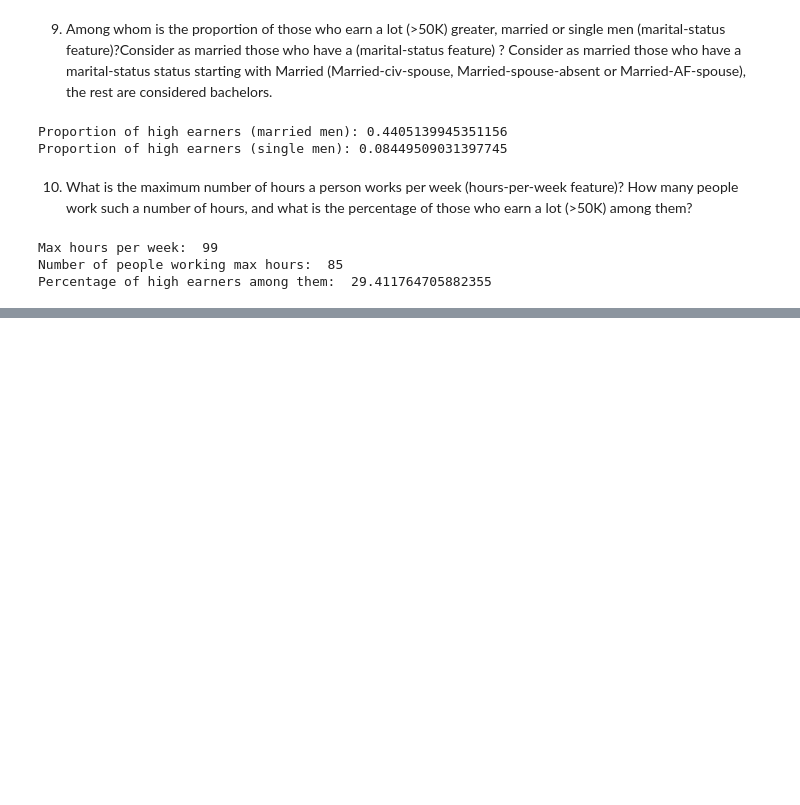
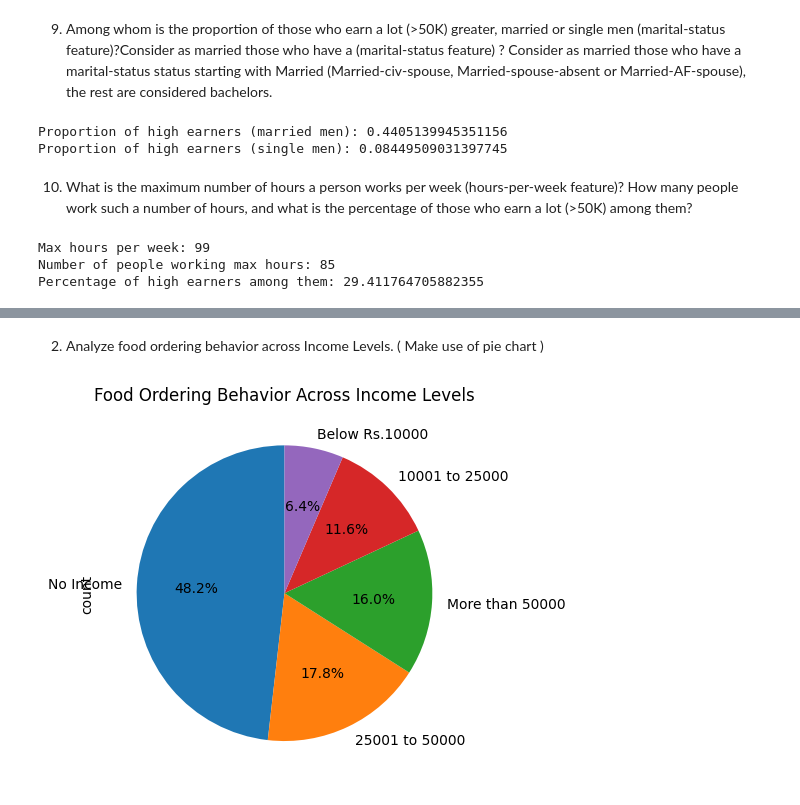
Before and after one commit to Chetana10r/Python_for_DS, a Jupyter notebook: Assign3_Pandas.ipynb, the cells around one changed output, grey strips where cells are left out. Saved outputs shown, nothing was run; the diff lists cells and outputs as text; code cells hidden in the pictures; blank space fills up the shorter version.

```diff
--- a/Assign3_Pandas.ipynb
+++ b/Assign3_Pandas.ipynb
@@ -163,0 +475,22 @@ Percentage of high earners among them:  29.411764705882355
+# %% [markdown]
+2. Analyze food ordering behavior across Income Levels. ( Make use of
+pie chart )
+# %%
+import pandas as pd
+import matplotlib.pyplot as plt
+
+# Count food orders based on income levels
+income_counts = data["Monthly Income"].value_counts()
+
+# Plot the pie chart
+income_counts.plot.pie(
+    autopct='%1.1f%%',
+    labels=income_counts.index,
+    startangle=90
+)
+
+# Add title
+plt.title("Food Ordering Behavior Across Income Levels")
+plt.show()
+# %% [output]
+[figure, added]
```
Also changed, not shown: parts of 50 cells of this notebook, 2 other files.
